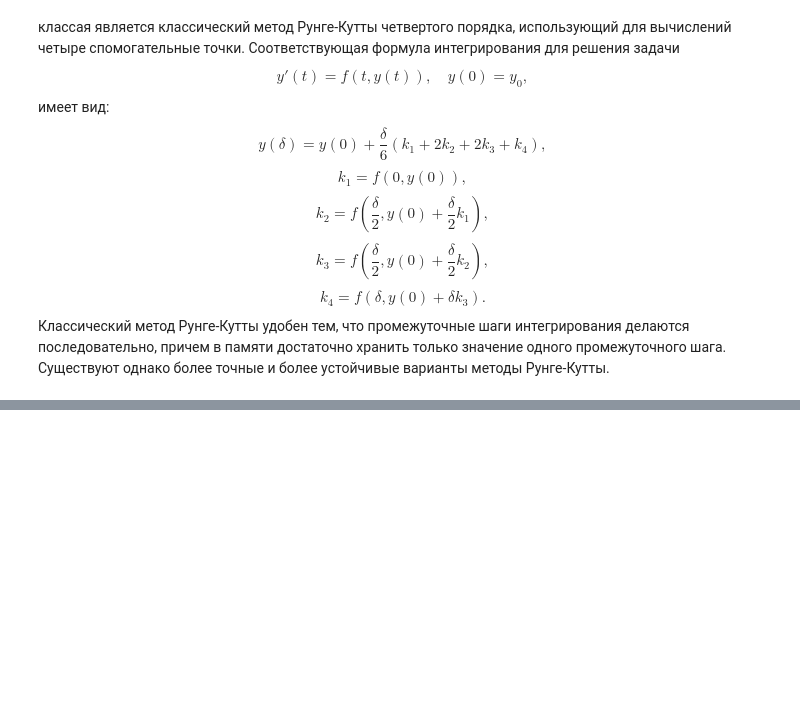
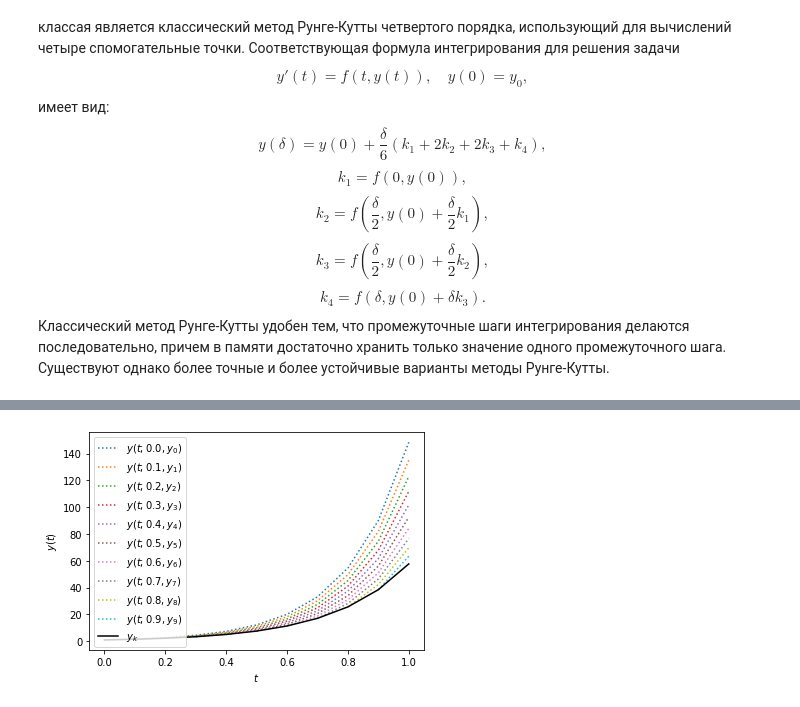
Before and after one commit to alepoydes/introduction-to-numerical-simulation, a Jupyter notebook: practice/Integrators.ipynb, the cells around one changed output, grey strips where cells are left out. Saved outputs shown, nothing was run; the diff lists cells and outputs as text; code cells hidden in the pictures; blank space fills up the shorter version.

```diff
--- a/practice/Integrators.ipynb
+++ b/practice/Integrators.ipynb
@@ -348,0 +462,18 @@ plt.show()
+# %%
+alpha=5 # Собственное число диф. оператора.
+f=lambda y: alpha*y #  # Правая часть ОДУ.
+y=lambda t, hatt, haty: haty*np.exp(alpha*(t-hatt)) # Аналитическое решение.
+T = 1 # Максимальное значение времени.
+tk=np.linspace(0, T, 11) # Отсчеты времени для численного интегрирования.
+yk=np.empty_like(tk) # Приближенное решение.
+yk[0]=1 # Начальное условие.
+for n in range(len(tk)-1): # Перебираем отсчеты времени.
+    plt.plot(tk[n:], y(tk[n:],tk[n],yk[n]), ':', label="$y(t;{:.1f},y_{:})$".format(tk[n], n))
+    yk[n+1] = yk[n] + (tk[n+1]-tk[n])*f(yk[n])
+plt.plot(tk, yk, '-k', label="$y_k$")
+plt.legend()
+plt.xlabel("$t$")
+plt.ylabel("$y(t)$")
+plt.show()
+# %% [output]
+[figure, added]
```
Also changed, not shown: parts of 30 cells of this notebook.
